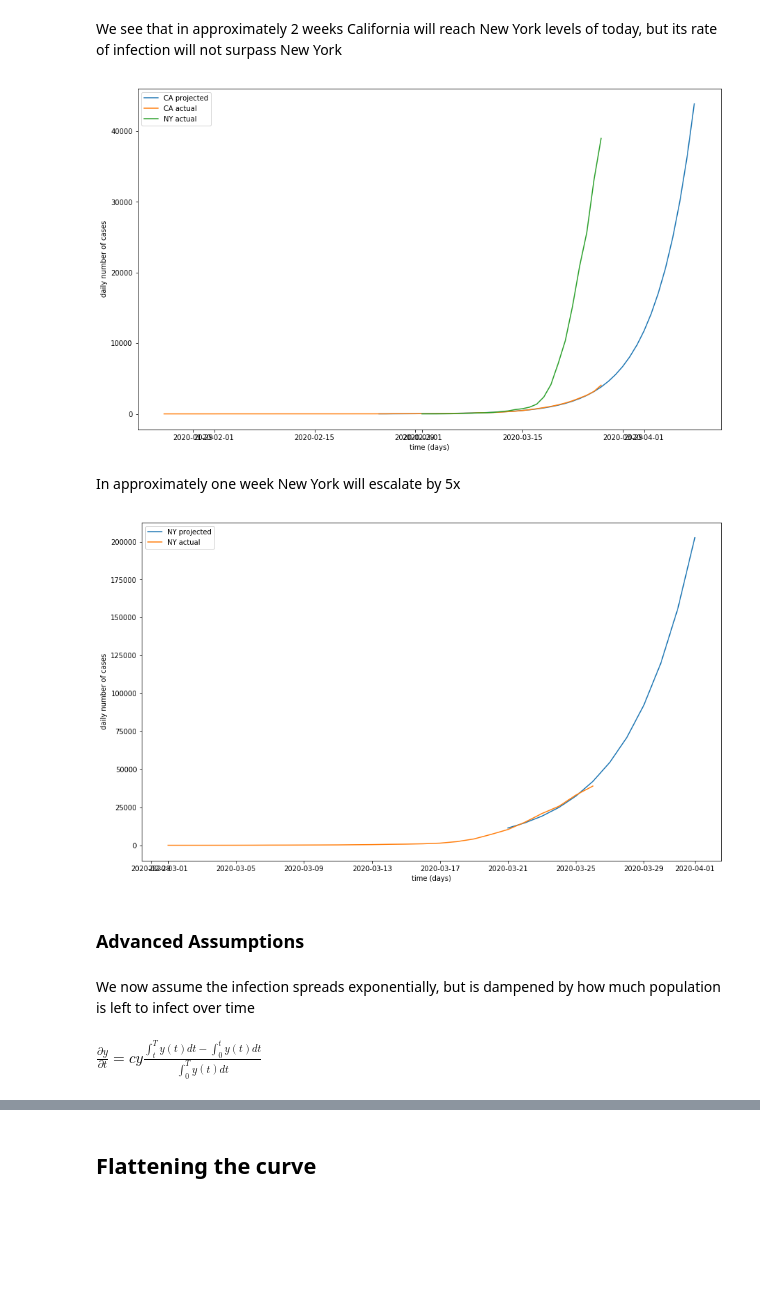
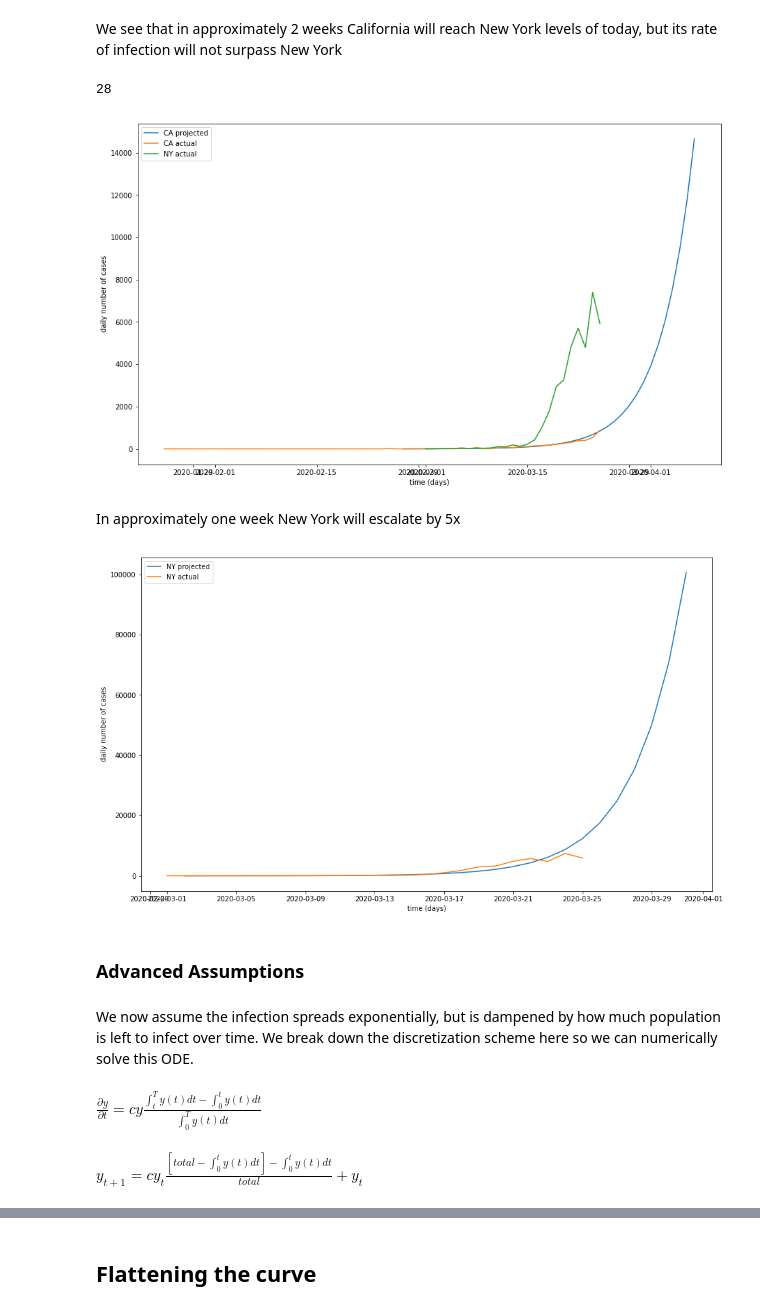
Before and after one commit to vjain05/covid19_exploration, a Jupyter notebook: COVID-19_explore_20200328.ipynb, the cells around one changed output, grey strips where cells are left out. Drawn from its saved outputs; the diff is of its cells as text; code cells hidden in the pictures; blank space fills up the shorter version.

```diff
--- a/COVID-19_explore_20200328.ipynb
+++ b/COVID-19_explore_20200328.ipynb
@@ -68,2 +82,2 @@ input_data_ca_days=[ date_to_days(start_date_ca,x[0]) for x in cases_dict['Calif
 # %%
-input_data_ny_days=[ date_to_days(start_date_ny,x[0]) for x in cases_dict['New York']]
+input_data_ny_days=[ date_to_days(start_date_ny,x[0]) for x in cases_dict['New York']][0:-1]
@@ -86,9 +98,9 @@ Let's figure out the model for California
 A_ca = cp.Variable(pos=True)
 b_ca = cp.Variable()
 
-y_ca = np.log(cases_ca[30:])
-x_ca = input_data_ca_days[30:]
-x_ca = [i - 30 for i in x_ca]
+y_ca = np.log(cases_ca[33:])
+x_ca = input_data_ca_days[33:]
+x_ca = [i - 33 for i in x_ca]
 #cost = cp.log_sum_exp( y - A*cp.exp(b*x))
 cost_ca = cp.sum_squares( y_ca - A_ca - b_ca*x_ca )
 prob_ca = cp.Problem(cp.Minimize(cost_ca))
@@ -153,11 +204,11 @@ Let's figure out the model for New York
 A_ny = cp.Variable(pos=True)
 b_ny = cp.Variable()
 
-cases_ny_sub = [x-0 for x in cases_ny]#cases_ny[1] for x in cases_ny]
-y_ny = np.log(cases_ny_sub[20:])
+cases_ny_sub = [x-0 for x in cases_ny[1:]]#cases_ny[1] for x in cases_ny]
+y_ny = np.log(cases_ny_sub[0:])
 
-x_ny = input_data_ny_days[20:]
-x_ny = [i - 20 for i in x_ny]
+x_ny = input_data_ny_days[1:]
+x_ny = [i - 0 for i in x_ny]
 #cost = cp.log_sum_exp( y - A*cp.exp(b*x))
 cost_ny = cp.sum_squares( y_ny - A_ny - b_ny*x_ny )
 prob_ny = cp.Problem(cp.Minimize(cost_ny))
@@ -214,56 +278,70 @@ plt.show()
 #20 days ago ny was following a different model
 # %% [markdown]
 We see that in approximately 2 weeks California will reach New York levels of today, but its rate of infection will not surpass New York
+# %%
+len(x_ca)
+# %% [output]
+28
 # %%
 plt.figure(figsize=(15,9))
 
+
+x_ca_temp=x_ca.copy()
 days_ca_sub=[ datetime.datetime.strptime(x[0],'%Y-%m-%d').date() for x in cases_dict['California']]
 for z in range(13):
     days_ca_sub.append(days_ca_sub[-1]+datetime.timedelta(1))
-input_data_ca_days=[ date_to_days(start_date_ca,x[0]) for x in cases_dict['California'][30:]]
+    x_ca_temp.append(x_ca_temp[-1]+1)
+input_data_ca_days=[ date_to_days(start_date_ca,x[0]) for x in cases_dict['California'][0:]]#[33:]]
 for z in range(13):
     input_data_ca_days.append(input_data_ca_days[-1]+1)
-x_ca = input_data_ca_days
-x_ca = [i - 30 for i in x_ca]
+#x_ca = input_data_ca_days[33:]
+#x_ca = [i - 33 for i in x_ca]
 
 
-plt.plot(days_ca_sub[30:], [ np.exp(A_ca.value) * np.exp(i * b_ca.value) for i in x_ca],label='CA projected')
-plt.plot(days_ca,cases_ca,label='CA actual')
-plt.plot(days_ny,cases_ny,label='NY actual')
+plt.plot(days_ca_sub[33:-1], [ np.exp(A_ca.value) * np.exp(i * b_ca.value) for i in x_ca_temp],label='CA projected')
+#plt.plot(x_ca, [ np.exp(A_ca.value) * np.exp(i * b_ca.value) for i in x_ca],label='approximate')
+plt.plot(days_ca[:-1],cases_ca,label='CA actual')
+plt.plot(days_ny[:-1],cases_ny,label='NY actual')
 plt.legend()
 plt.ylabel('daily number of cases')
 plt.xlabel('time (days)')
 plt.show()
 # %% [output]
-[figure, old version]
+[figure, new version]
 # %% [markdown]
 In approximately one week New York will escalate by 5x
 # %%
 plt.figure(figsize=(15,9))
 
+x_ny_temp=x_ny.copy()
 days_ny_sub=[ datetime.datetime.strptime(x[0],'%Y-%m-%d').date() for x in cases_dict['New York']]
 for z in range(6):
     days_ny_sub.append(days_ny_sub[-1]+datetime.timedelta(1))
-input_data_ny_days=[ date_to_days(start_date_ny,x[0]) for x in cases_dict['New York'][20:]]
+    x_ny_temp.append(x_ny_temp[-1]+1)
+input_data_ny_days=[ date_to_days(start_date_ny,x[0]) for x in cases_dict['New York'][0:]]
 for z in range(6):
     input_data_ny_days.append(input_data_ny_days[-1]+1)
-x_ny = input_data_ny_days
-x_ny = [i - 20 for i in x_ny]
+#x_ny = input_data_ny_days
+#x_ny = [i - 20 for i in x_ny]
 
-plt.plot(days_ny_sub[20:], [ np.exp(A_ny.value) * np.exp(i * b_ny.value) for i in x_ny],label='NY projected')
-plt.plot(days_ny,cases_ny,label='NY actual')
+plt.plot(days_ny_sub[1:-1], [ np.exp(A_ny.value) * np.exp(i * b_ny.value) for i in x_ny_temp],label='NY projected')
+plt.plot(days_ny[0:-1],cases_ny,label='NY actual')
 plt.legend()
 plt.ylabel('daily number of cases')
 plt.xlabel('time (days)')
 plt.show()
 # %% [output]
-[figure, old version]
+[figure, new version]
 # %% [markdown]
 ### Advanced Assumptions
 # %% [markdown]
-We now assume the infection spreads exponentially, but is dampened by how much population is left to infect over time
+We now assume the infection spreads exponentially, but is dampened by how much population is left to infect over time. We break down the discretization scheme here so we can numerically solve this ODE.
 # %%
 from IPython.display import Math
 Math(r'\frac{\partial y}{\partial t} = cy\frac{\int_{t}^{T}y(t)dt - \int_{0}^{t}y(t)dt}{\int_{0}^{T}y(t)dt}')
 # %% [output]
 $\displaystyle \frac{\partial y}{\partial t} = cy\frac{\int_{t}^{T}y(t)dt - \int_{0}^{t}y(t)dt}{\int_{0}^{T}y(t)dt}$
+# %%
+Math(r'y_{t+1} = cy_t\frac{[total - \int_{0}^{t}y(t)dt] - \int_{0}^{t}y(t)dt}{total}+y_t')
+# %% [output]
+$\displaystyle y_{t+1} = cy_t\frac{[total - \int_{0}^{t}y(t)dt] - \int_{0}^{t}y(t)dt}{total}+y_t$
```
Also changed, not shown: parts of 93 cells of this notebook.
